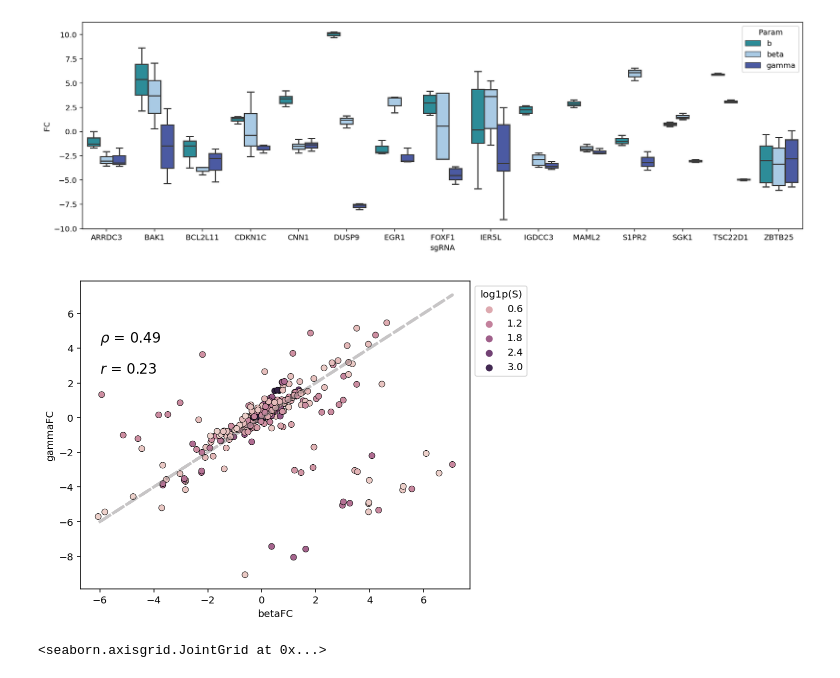
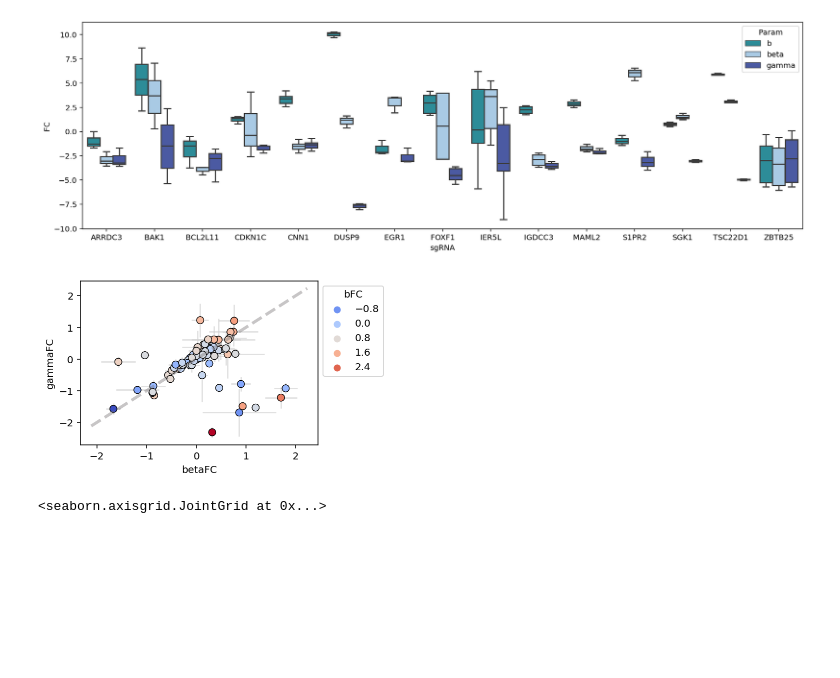
Before and after one commit to tarachari3/perturbCME, a Jupyter notebook: notebooks/20230208_normanfit_allguides_monod.ipynb, the cells around one changed output. Cells and saved outputs as stored; diff of their text form; code cells hidden in the pictures; blank space fills up the shorter version.

```diff
--- a/notebooks/20230208_normanfit_allguides_monod.ipynb
+++ b/notebooks/20230208_normanfit_allguides_monod.ipynb
@@ -701,6 +721,7 @@ cond_nm = []
 means = []
 errs = [] #std error for params
 var = [] #vars in FCs
+means_params = []
 #For each gene
 ctrls = par_vals_uncorrected[control_filt,:,:]
 gene_names = sr_arr[0].gene_names
@@ -729,6 +750,7 @@ for u in uniq:
             means += [s_means[i,g_filt][0]]*9
             errs += [sr_arr[i].sigma[g_filt,0][0]]*3+[sr_arr[i].sigma[g_filt,1][0]]*3+[sr_arr[i].sigma[g_filt,2][0]]*3
             var += [np.var(calcs[0:3])]*3+[np.var(calcs[3:6])]*3+[np.var(calcs[6:9])]*3
+            means_params += [np.mean(calcs[0:3])]*3+[np.mean(calcs[3:6])]*3+[np.mean(calcs[6:9])]*3
 
 fc_res = pd.DataFrame()
 fc_res['FC'] = list(np.log2(10**(np.array(fcs))))
@@ -737,6 +759,7 @@ fc_res['sgRNA'] = cond_nm
 fc_res['meanS'] = means
 fc_res['errs'] = errs
 fc_res['vars'] = var
+fc_res['meanFC'] = means_params
 # %% [output]
 64
 # %%
@@ -781,28 +846,38 @@ sns.boxplot(data=fc_res[fc_res.sgRNA.isin(gs)], x="sgRNA", y="FC",hue='Param',pa
 # %%
+#PUT ERROR BARS HERE (GET THE AVG + VAR FOR EACH GENE )
 
 freq = pd.DataFrame()
-freq['betaFC'] = list(fc_res['FC'][fc_res['Param'].isin(['beta'])])
-freq['gammaFC'] = list(fc_res['FC'][fc_res['Param'].isin(['gamma'])])
-freq['log1p(S)'] = list(np.log1p(fc_res['meanS'][fc_res['Param'].isin(['gamma'])]))
+freq['betaFC'] = list(fc_res['meanFC'][fc_res['Param'].isin(['beta'])])
+freq['gammaFC'] = list(fc_res['meanFC'][fc_res['Param'].isin(['gamma'])])
+freq['bFC'] = list(fc_res['meanFC'][fc_res['Param'].isin(['b'])]) #list(np.log1p(fc_res['meanS'][fc_res['Param'].isin(['gamma'])]))
 
-fig, ax1 = plt.subplots(1, 1,figsize=(7,5))
-g=sns.scatterplot(data=freq,x='betaFC', y='gammaFC',hue='log1p(S)',edgecolor='black',ax=ax1)
+freq['betaStd'] = list(np.sqrt(fc_res['vars'][fc_res['Param'].isin(['beta'])]))
+freq['gammaStd'] = list(np.sqrt(fc_res['vars'][fc_res['Param'].isin(['gamma'])]))
+
+fig, ax1 = plt.subplots(1, 1,figsize=(5,3))
+g=sns.scatterplot(data=freq,x='betaFC', y='gammaFC',hue='bFC',edgecolor='black',ax=ax1,
+                 palette='coolwarm',s=50)
+
+ax1.errorbar(freq['betaFC'],freq['gammaFC'],freq['betaStd'],freq['gammaStd'],
+                     marker=markerstyle,ms=ms,c='lightgrey',alpha=alf,
+                linestyle='None',linewidth=lw/1.5,zorder=-100)
 
 
 #plt.plot(freq['betaFC'],[1]*len(freq['betaFC']),'--',color=col_red,linewidth=3,alpha=0.4)
 rho = np.corrcoef(freq.betaFC,freq.gammaFC)[0][1]
 p = scipy.stats.spearmanr(freq.betaFC,freq.gammaFC)[0]
 
-ax1.text(.05,.7,r'$r$ = {:.2f}'.format(rho),fontsize=14,transform=ax1.transAxes)
-ax1.text(.05,.8,r'$\rho$ = {:.2f}'.format(p),fontsize=14,transform=ax1.transAxes)
+# ax1.text(.05,.8,r'$r$ = {:.2f}'.format(rho),fontsize=14,transform=ax1.transAxes)
+# ax1.text(.05,.9,r'$\rho$ = {:.2f}'.format(p),fontsize=14,transform=ax1.transAxes)
 
-ax1.plot(list(freq['betaFC']),list(freq['betaFC']),'--',color=col_gray,linewidth=3,alpha=0.4)
+xl = ax1.get_xlim()
+ax1.plot(xl,xl,'--',color=col_gray,linewidth=3,alpha=0.4)
 sns.move_legend(g, "upper left", bbox_to_anchor=(1, 1))
 
 plt.tight_layout()
-plt.show()
+plt.savefig('burstfreq_norman.pdf')
 # %% [output]
-[figure, old version]
+[figure, new version]
 # %%
 sns.jointplot(data=freq, x="betaFC", y="gammaFC",kind='kde')
 #sns.jointplot(data=freq, x="betaFC", y="gammaFC")
```
Also changed, not shown: parts of 33 cells of this notebook, 1 other file.
